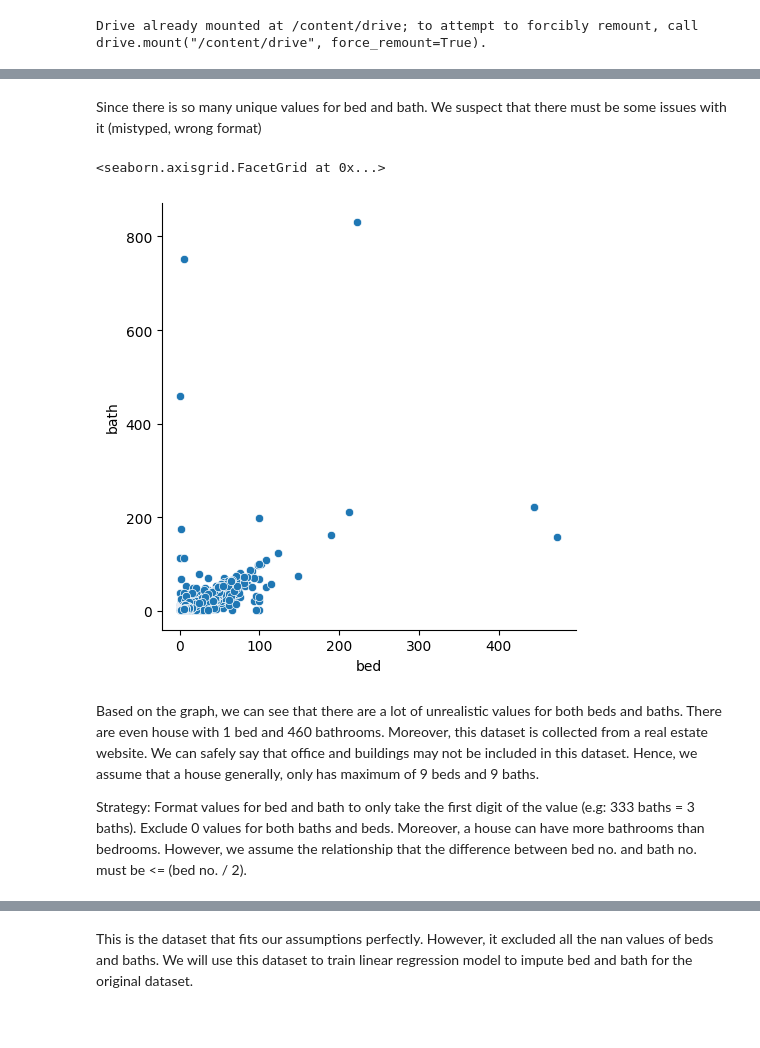
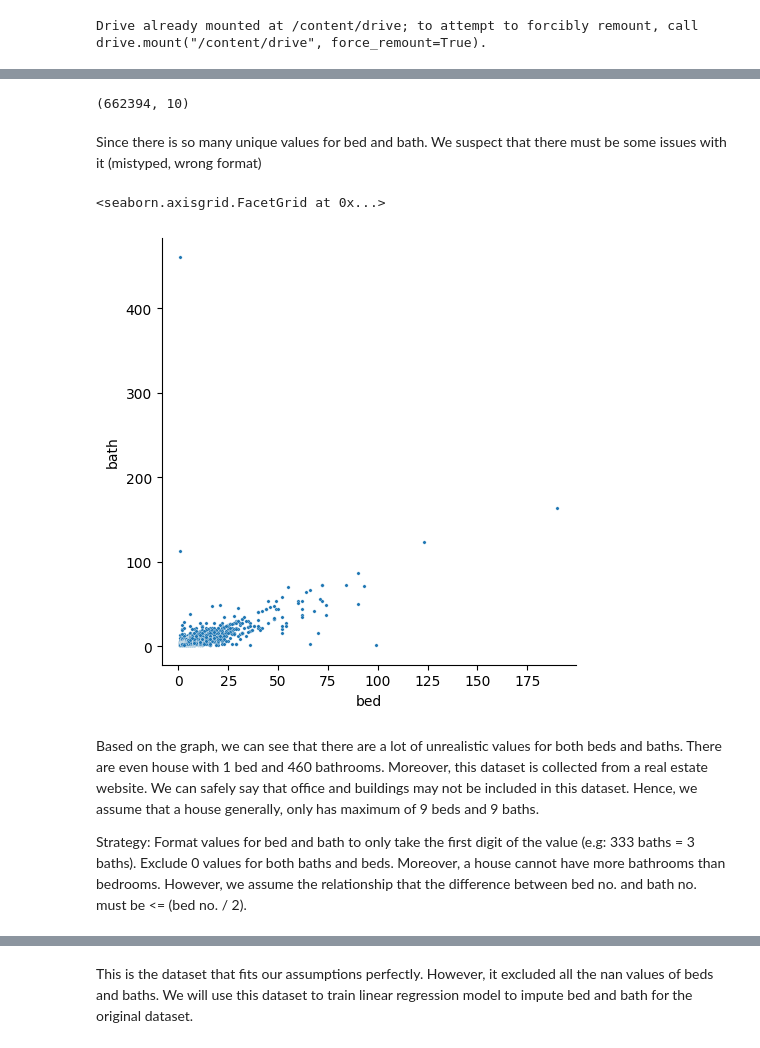
Before and after one commit to EddieNguyen2012/House_Price_ML_Project, a Jupyter notebook: HousePrice.ipynb, the cells around one changed output, grey strips where cells are left out. Saved outputs shown, nothing was run; the diff lists cells and outputs as text; code cells hidden in the pictures.

```diff
--- a/HousePrice.ipynb
+++ b/HousePrice.ipynb
@@ -74,2 +122,3 @@ The other features have very small proportion of missing values. We can consider
 # %%
 data.dropna(subset=["brokered_by", "price", "street", "city", "state", "zip_code"], inplace=True)
+data.drop(columns=["brokered_by","street"], inplace=True)
@@ -98,21 +201,38 @@ Since there is a lot of missing values, we will have to impute data
+# %%
+use = data[data["state"]
+           != "New Brunswick"].reset_index(drop=True)
+# %%
+split_small = StratifiedShuffleSplit(n_splits=1, test_size=0.7, random_state=42)
+
+#the least populated class in state has only 1 member, which is too few. The minimum number of groups for any class cannot be less than 2.
+for firsthalf_index, secondhalf_index in split_small.split(use, use["state"]):
+    firsthalf = use.loc[firsthalf_index].reset_index(drop=True)
+    secondhalf = use.loc[secondhalf_index].reset_index(drop=True)
+# %%
+df = firsthalf.copy()
+# %%
+df.shape
+# %% [output]
+(662394, 10)
 # %% [markdown]
 Since there is so many unique values for bed and bath. We suspect that there must be some issues with it (mistyped, wrong format)
 # %%
 sns.relplot(
-    data,
+    df,
     x="bed",
     y="bath",
+    s = 6
     # title="# of bed and # of bath correlation"
 )
 
 # Replace with px.scatter before submit
 # %% [output]
 <seaborn.axisgrid.FacetGrid at 0x...>
-[figure, old version]
+[figure, new version]
 # %% [markdown]
 Based on the graph, we can see that there are a lot of unrealistic values for both beds and baths. There are even house with 1 bed and 460 bathrooms. Moreover, this dataset is collected from a real estate website. We can safely say that office and buildings may not be included in this dataset. Hence, we assume that a house generally, only has maximum of 9 beds and 9 baths.
 
-Strategy: Format values for bed and bath to only take the first digit of the value (e.g: 333 baths = 3 baths). Exclude 0 values for both baths and beds. Moreover, a house can have more bathrooms than bedrooms. However, we assume the relationship that the difference between bed no. and bath no. must be <= (bed no. / 2).
+Strategy: Format values for bed and bath to only take the first digit of the value (e.g: 333 baths = 3 baths). Exclude 0 values for both baths and beds. Moreover, a house cannot have more bathrooms than bedrooms. However, we assume the relationship that the difference between bed no. and bath no. must be <= (bed no. / 2).
 # %%
 # Cleaning bed and bath mistype.
 def clean_bed_and_bath(data):
```
Also changed, not shown: parts of 38 cells of this notebook.
